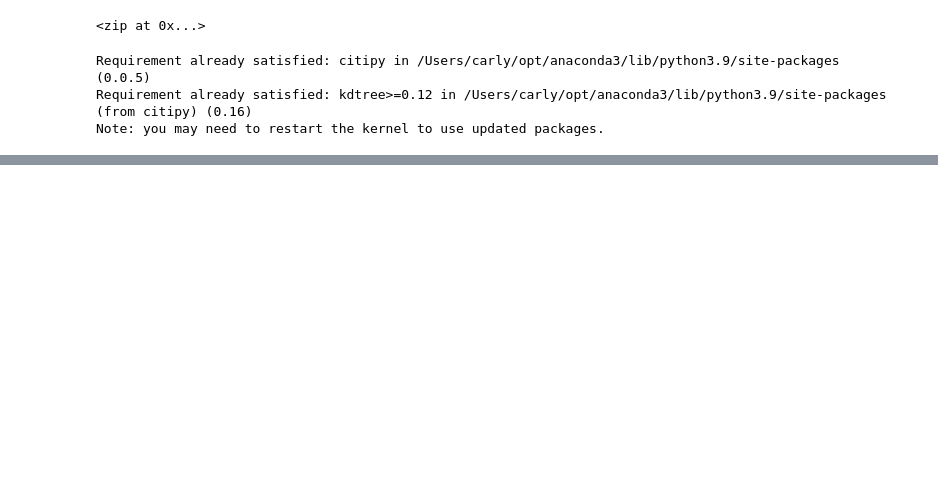
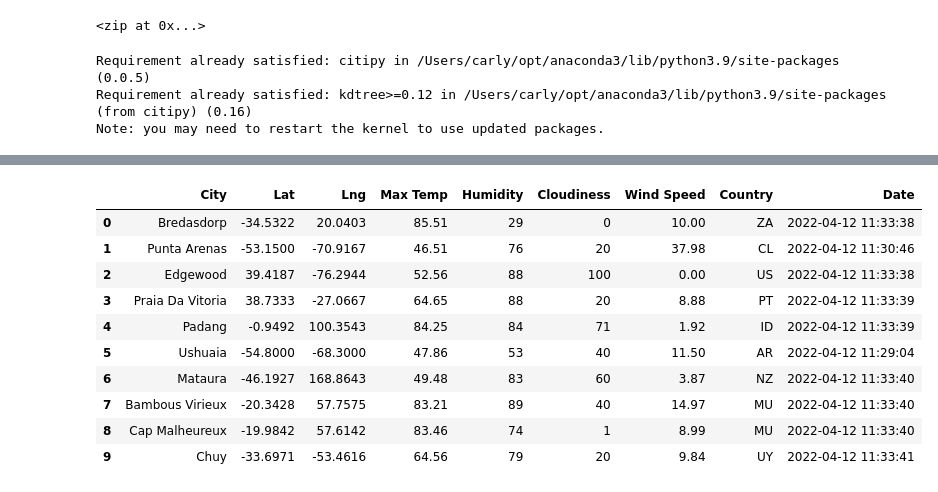
Before and after one commit to carly-richardson/World_Weather_Analysis, a Jupyter notebook: WeatherPy.ipynb, the cells around one changed output, grey strips where cells are left out. Saved outputs shown, nothing was run; the diff lists cells and outputs as text; code cells hidden in the pictures; blank space fills up the shorter version.

```diff
--- a/WeatherPy.ipynb
+++ b/WeatherPy.ipynb
@@ -39,0 +46,4 @@ len(cities)
+# %%
+# Starting URL for Weather Map API Call.
+url = "http://api.openweathermap.org/data/2.5/weather?units=Imperial&APPID=" + weather_api_key
+print(url)
@@ -39,0 +136,15 @@ len(cities)
+# %%
+city_data_df = pd.DataFrame(city_data)
+city_data_df.head(10)
+# %% [output]
+|  | City | Lat | Lng | Max Temp | Humidity | Cloudiness | Wind Speed | Country | Date |
+| 0 | Bredasdorp | -34.5322 | 20.0403 | 85.51 | 29 | 0 | 10.00 | ZA | 2022-04-12 11:33:38 |
+| 1 | Punta Arenas | -53.1500 | -70.9167 | 46.51 | 76 | 20 | 37.98 | CL | 2022-04-12 11:30:46 |
+| 2 | Edgewood | 39.4187 | -76.2944 | 52.56 | 88 | 100 | 0.00 | US | 2022-04-12 11:33:38 |
+| 3 | Praia Da Vitoria | 38.7333 | -27.0667 | 64.65 | 88 | 20 | 8.88 | PT | 2022-04-12 11:33:39 |
+| 4 | Padang | -0.9492 | 100.3543 | 84.25 | 84 | 71 | 1.92 | ID | 2022-04-12 11:33:39 |
+| 5 | Ushuaia | -54.8000 | -68.3000 | 47.86 | 53 | 40 | 11.50 | AR | 2022-04-12 11:29:04 |
+| 6 | Mataura | -46.1927 | 168.8643 | 49.48 | 83 | 60 | 3.87 | NZ | 2022-04-12 11:33:40 |
+| 7 | Bambous Virieux | -20.3428 | 57.7575 | 83.21 | 89 | 40 | 14.97 | MU | 2022-04-12 11:33:40 |
+| 8 | Cap Malheureux | -19.9842 | 57.6142 | 83.46 | 74 | 1 | 8.99 | MU | 2022-04-12 11:33:40 |
+| 9 | Chuy | -33.6971 | -53.4616 | 64.56 | 79 | 20 | 9.84 | UY | 2022-04-12 11:33:41 |
```
Also changed, not shown: parts of 7 cells of this notebook, 4 other files.
